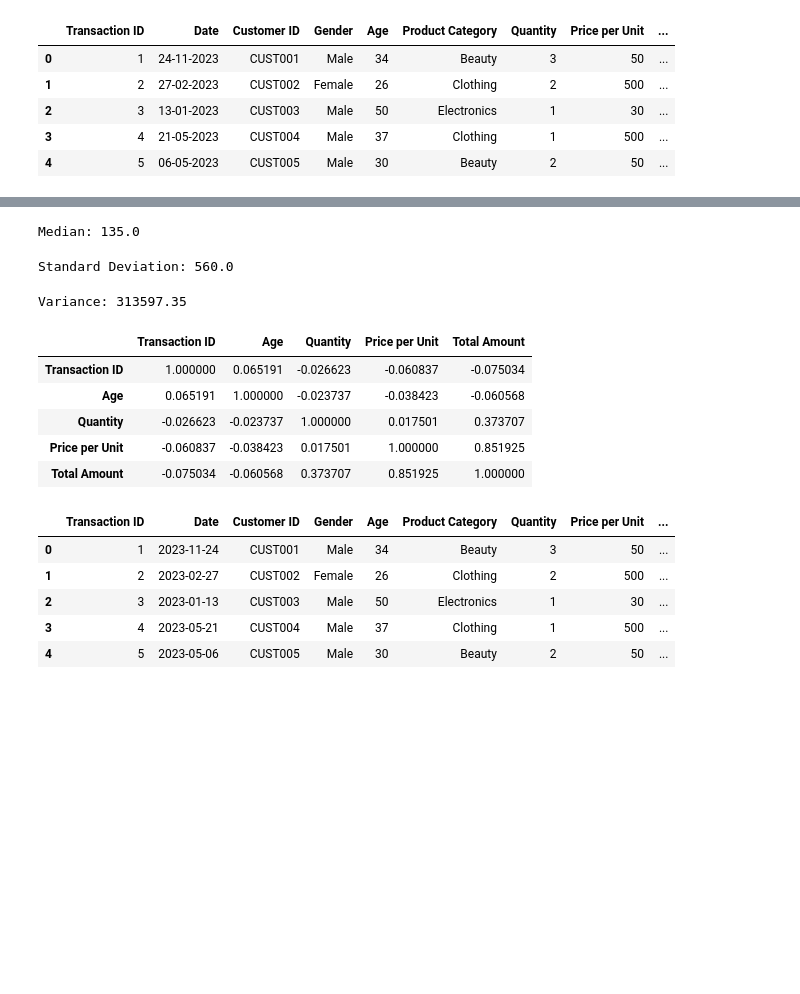
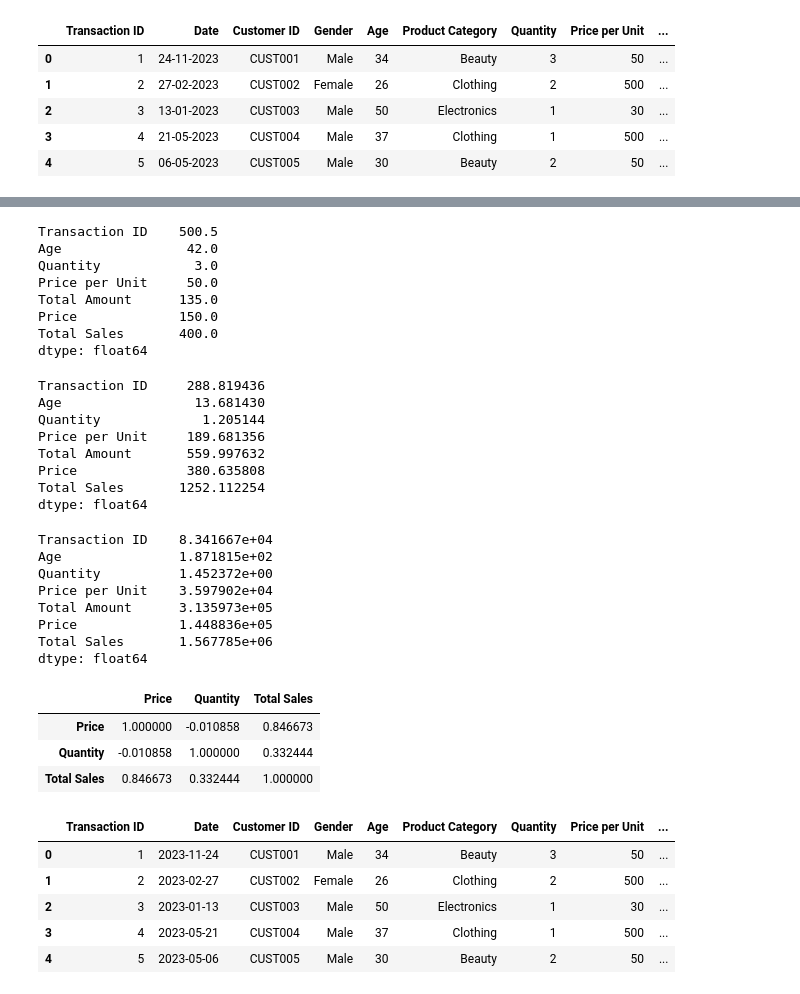
Before and after one commit to Miruthula122/Inventory-Dashboard, a Jupyter notebook: Notebooks/data_cleaning.ipynb, the cells around one changed output, grey strips where cells are left out. Drawn from its saved outputs; the diff is of its cells as text; code cells hidden in the pictures; blank space fills up the shorter version.

Commit message:
sales data updated

```diff
--- a/Notebooks/data_cleaning.ipynb
+++ b/Notebooks/data_cleaning.ipynb
@@ -11,3 +12,6 @@ df.head()
 | 2 | 3 | 13-01-2023 | CUST003 | Male | 50 | Electronics | 1 | 30 | ... |
 | 3 | 4 | 21-05-2023 | CUST004 | Male | 37 | Clothing | 1 | 500 | ... |
 | 4 | 5 | 06-05-2023 | CUST005 | Male | 30 | Beauty | 2 | 50 | ... |
+# %%
+df1 = pd.read_csv(r"..\Data\sales1.csv")
+df1.head()
@@ -45,8 +59,12 @@ Total Amount        0
 dtype: int64
 # %%
 df = df.dropna()
+df1 = df1.dropna()
 # %%
 df = df.drop_duplicates()
+df1 = df1.drop_duplicates()
 # %%
 df['Date'] = pd.to_datetime(df['Date'])
 df['Month'] = df['Date'].dt.month_name()
+df1['Date'] = pd.to_datetime(df1['Date'])
+df1['Month'] = df1['Date'].dt.month_name()
@@ -57,24 +85,47 @@ Mean: 456.0
 # %%
-print("Median:", round(df['Total Amount'].median(), 2))
+median = combined_df.median(numeric_only=True)
+print(median)
 # %% [output]
-Median: 135.0
+Transaction ID    500.5
+Age                42.0
+Quantity            3.0
+Price per Unit     50.0
+Total Amount      135.0
+Price             150.0
+Total Sales       400.0
+dtype: float64
 # %%
-print("Standard Deviation:", round(df['Total Amount'].std(), 2))
+std_dev = combined_df.std(numeric_only=True)
+print(std_dev)
 # %% [output]
-Standard Deviation: 560.0
+Transaction ID     288.819436
+Age                 13.681430
+Quantity             1.205144
+Price per Unit     189.681356
+Total Amount       559.997632
+Price              380.635808
+Total Sales       1252.112254
+dtype: float64
 # %%
-print("Variance:", round(df['Total Amount'].var(), 2))
+variance = combined_df.var(numeric_only=True)
+print(variance)
 # %% [output]
-Variance: 313597.35
+Transaction ID    8.341667e+04
+Age               1.871815e+02
+Quantity          1.452372e+00
+Price per Unit    3.597902e+04
+Total Amount      3.135973e+05
+Price             1.448836e+05
+Total Sales       1.567785e+06
+dtype: float64
 # %%
 df.corr(numeric_only=True)
+df1.corr(numeric_only=True)
 # %% [output]
-|  | Transaction ID | Age | Quantity | Price per Unit | Total Amount |
-| Transaction ID | 1.000000 | 0.065191 | -0.026623 | -0.060837 | -0.075034 |
-| Age | 0.065191 | 1.000000 | -0.023737 | -0.038423 | -0.060568 |
-| Quantity | -0.026623 | -0.023737 | 1.000000 | 0.017501 | 0.373707 |
-| Price per Unit | -0.060837 | -0.038423 | 0.017501 | 1.000000 | 0.851925 |
-| Total Amount | -0.075034 | -0.060568 | 0.373707 | 0.851925 | 1.000000 |
+|  | Price | Quantity | Total Sales |
+| Price | 1.000000 | -0.010858 | 0.846673 |
+| Quantity | -0.010858 | 1.000000 | 0.332444 |
+| Total Sales | 0.846673 | 0.332444 | 1.000000 |
 # %%
 df.to_csv(r"..\Data\cleaned_sales.csv", index=False)
 df.head()
```
Also changed, not shown: parts of 9 cells of this notebook, 4 other files.
